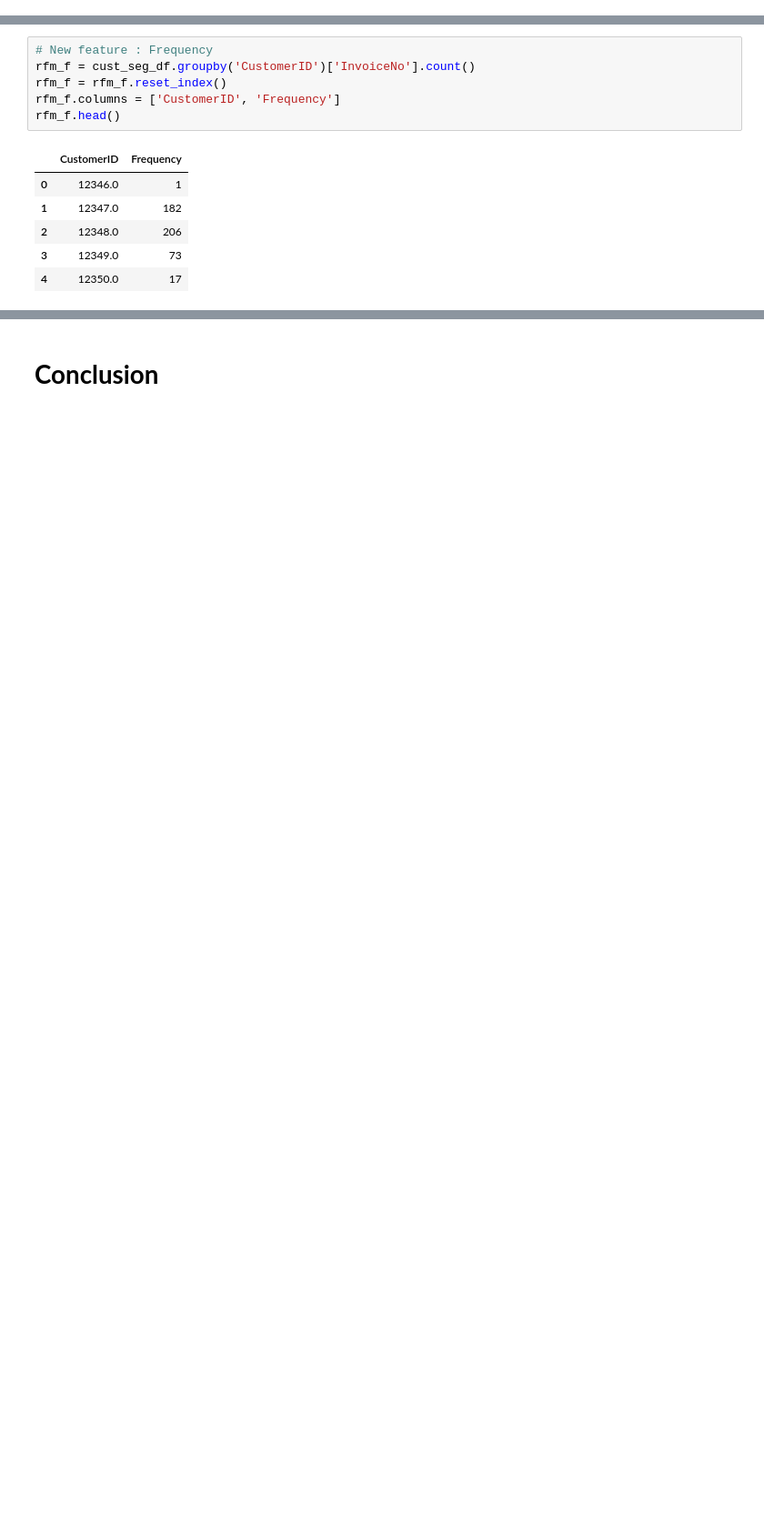
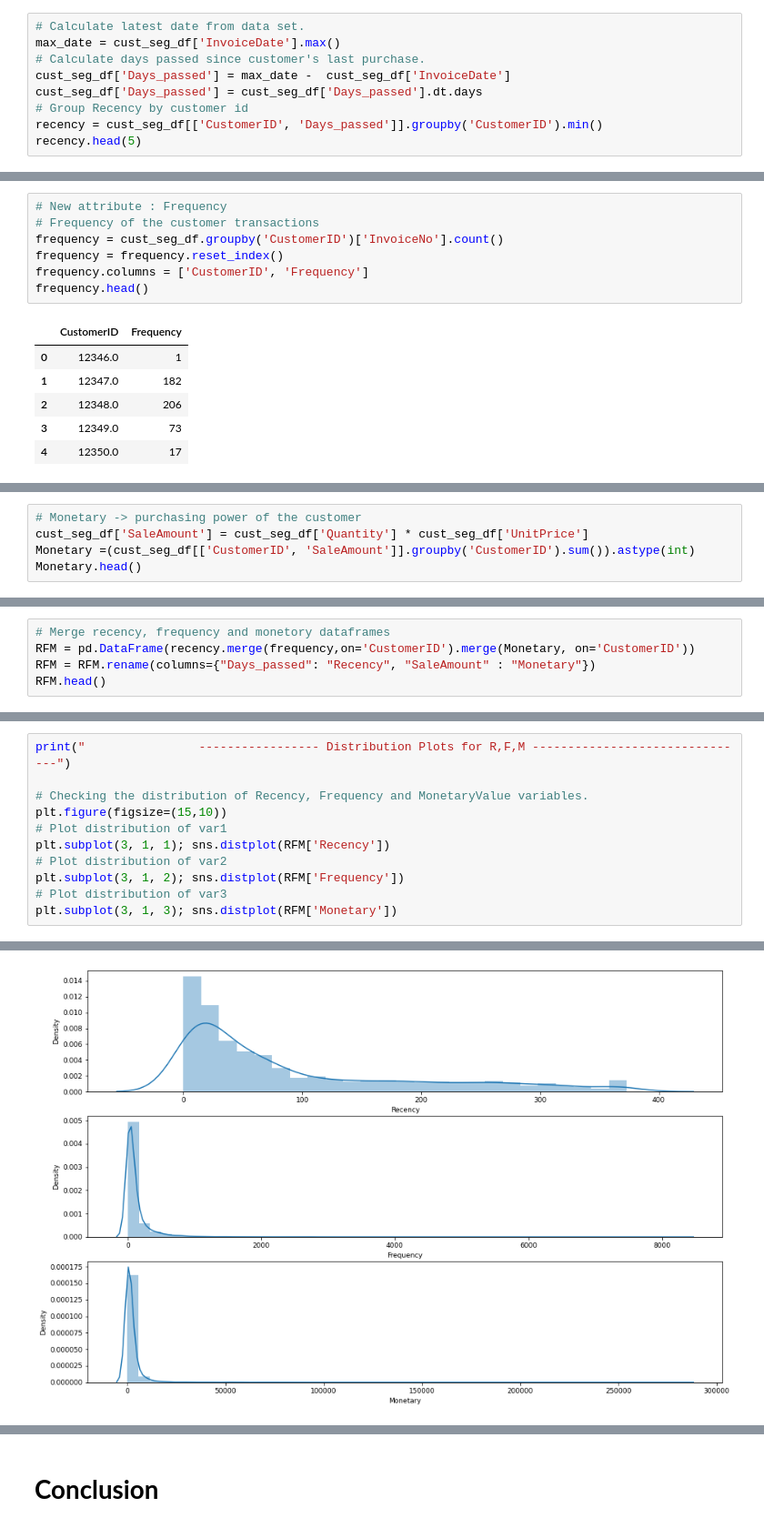
Before and after one commit to preetikhullbe/Online-retail-customer-segmentation, a Jupyter notebook: Online_retail_customer_segmentation.ipynb, the cells around one changed output, grey strips where cells are left out. Shown: that part at 91% size. Cells and saved outputs as stored; diff of their text form; blank space fills up the shorter version.

```diff
--- a/Online_retail_customer_segmentation.ipynb
+++ b/Online_retail_customer_segmentation.ipynb
@@ -792,0 +807,9 @@ cust_seg_df.head()
+# %%
+# Calculate latest date from data set.
+max_date = cust_seg_df['InvoiceDate'].max()
+# Calculate days passed since customer's last purchase.
+cust_seg_df['Days_passed'] = max_date -  cust_seg_df['InvoiceDate']
+cust_seg_df['Days_passed'] = cust_seg_df['Days_passed'].dt.days
+# Group Recency by customer id
+recency = cust_seg_df[['CustomerID', 'Days_passed']].groupby('CustomerID').min()
+recency.head(5)
@@ -793,9 +826,10 @@ cust_seg_df.head()
 # %%
-# New feature : Frequency
-rfm_f = cust_seg_df.groupby('CustomerID')['InvoiceNo'].count()
-rfm_f = rfm_f.reset_index()
-rfm_f.columns = ['CustomerID', 'Frequency']
-rfm_f.head()
+# New attribute : Frequency
+# Frequency of the customer transactions
+frequency = cust_seg_df.groupby('CustomerID')['InvoiceNo'].count()
+frequency = frequency.reset_index()
+frequency.columns = ['CustomerID', 'Frequency']
+frequency.head()
 # %% [output]
 |  | CustomerID | Frequency |
 | 0 | 12346.0 | 1 |
@@ -822,0 +840,5 @@ rfm.head(10)
+# %%
+# Monetary -> purchasing power of the customer
+cust_seg_df['SaleAmount'] = cust_seg_df['Quantity'] * cust_seg_df['UnitPrice']
+Monetary =(cust_seg_df[['CustomerID', 'SaleAmount']].groupby('CustomerID').sum()).astype(int)
+Monetary.head()
@@ -822,0 +853,5 @@ rfm.head(10)
+# %%
+# Merge recency, frequency and monetory dataframes
+RFM = pd.DataFrame(recency.merge(frequency,on='CustomerID').merge(Monetary, on='CustomerID'))
+RFM = RFM.rename(columns={"Days_passed": "Recency", "SaleAmount" : "Monetary"})
+RFM.head()
@@ -822,0 +879,12 @@ rfm.head(10)
+# %%
+print("                ----------------- Distribution Plots for R,F,M -------------------------------")
+
+# Checking the distribution of Recency, Frequency and MonetaryValue variables.
+plt.figure(figsize=(15,10))
+# Plot distribution of var1
+plt.subplot(3, 1, 1); sns.distplot(RFM['Recency'])
+# Plot distribution of var2
+plt.subplot(3, 1, 2); sns.distplot(RFM['Frequency'])
+# Plot distribution of var3
+plt.subplot(3, 1, 3); sns.distplot(RFM['Monetary'])
+# %% [output]
@@ -822,0 +893 @@ rfm.head(10)
+[figure, added]
```
Also changed, not shown: parts of 57 cells of this notebook.
